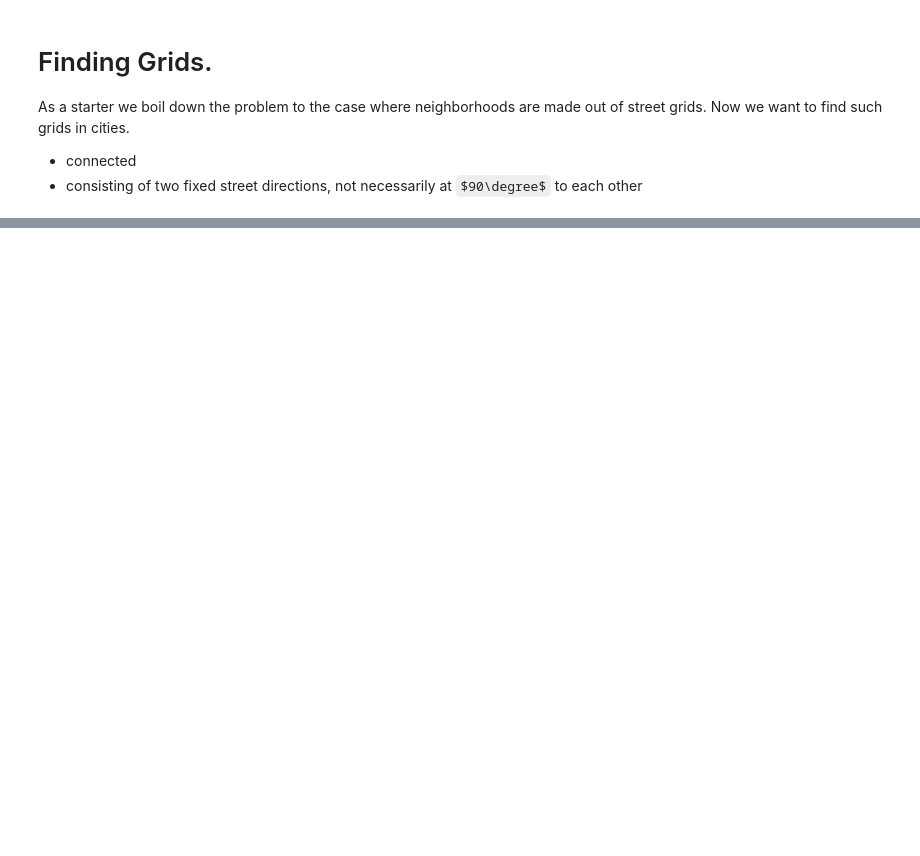
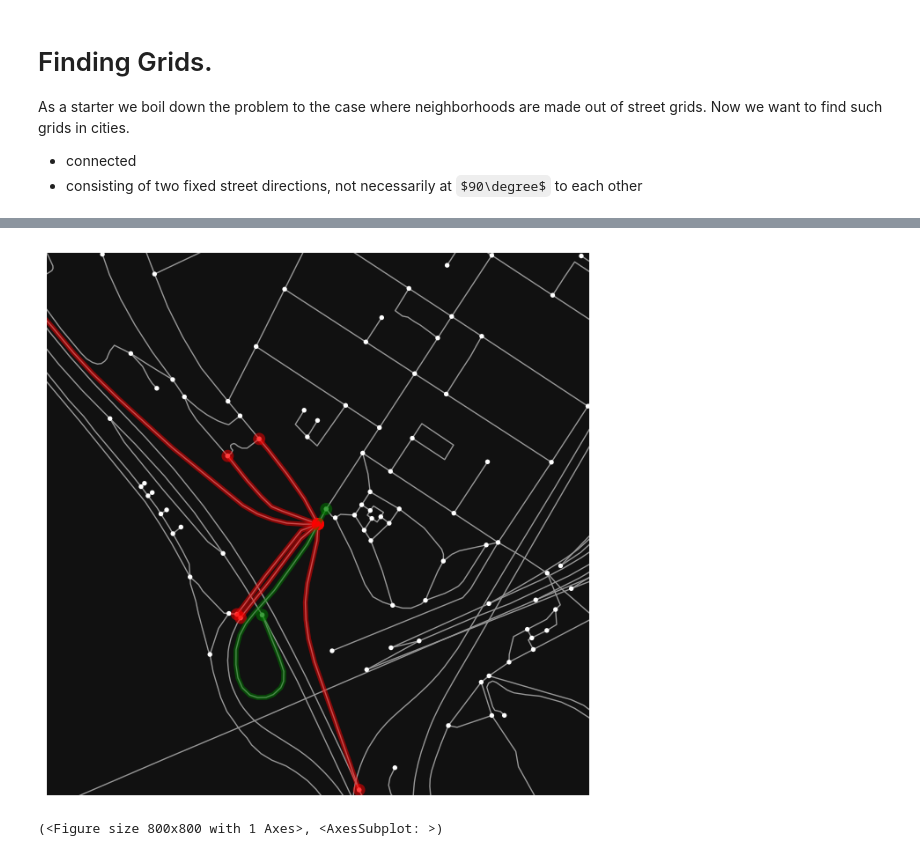
Before and after one commit to NERDSITU/superblockify, a Jupyter notebook: TestingNotebooks/20221025-Find_Grids.ipynb, the cells around one changed output, grey strips where cells are left out. Cells and saved outputs as stored; diff of their text form; code cells hidden in the pictures; some formulas as TeX source; blank space fills up the shorter version.

```diff
--- a/TestingNotebooks/20221025-Find_Grids.ipynb
+++ b/TestingNotebooks/20221025-Find_Grids.ipynb
@@ -23,0 +86,22 @@ ox.plot_folium(G)
+# %%
+direct_edge_bearings = list(G.edges(nbunch=2317301788, data='bearing'))
+n = len(direct_edge_bearings)
+a = np.full((n, n), fill_value=np.inf, dtype=float)
+
+# Calculate angle distance for lower triangle of pairwise matrix,
+# cause function is symmetric.
+for i in range(0, n):
+    for j in range(0, i):
+        a[i][j] = abs(((direct_edge_bearings[i][2] - direct_edge_bearings[j][2])
+                       + 90) % 180 - 90)
+# Find minima - finds not just straights, but also edges splitting to parallel
+k = int(n / 2)  # how many pairs to return - should be floor(number of edges)
+# - this might miss straight lines if there are nearly parallel edges. This
+# should not be relevant as this is assumed to be rare for a neighborhood and
+# here we just seed the straight lines
+a_sort_to_k = np.argpartition(a.ravel(), k)
+a_min_idx = np.array(np.unravel_index(a_sort_to_k, a.shape))[:,
+            range(k)].transpose().tolist()
+a, a_min_idx, [a[i, j] for i, j in a_min_idx], [(direct_edge_bearings[i][1],
+                                                 direct_edge_bearings[j][1])
+                                                for i, j in a_min_idx]
@@ -23,0 +134,12 @@ ox.plot_folium(G)
+# %%
+arms = [list(r[:2]) for r in direct_edge_bearings]
+arm_colors = ['red' if arm[1] not in [1955847991, 448096469] else 'green'
+              for
+              arm in arms]
+ox.plot_graph_routes(G, arms, route_colors=arm_colors,
+                     bbox=ox.utils_geo.bbox_from_point(point_from_node_id(G,
+                                                                          2317301788),
+                                                       dist=300))
+# %% [output]
+[figure, added]
+(<Figure size 800x800 with 1 Axes>, <AxesSubplot: >)
```
Also changed, not shown: parts of 24 cells of this notebook, 1 other file.
